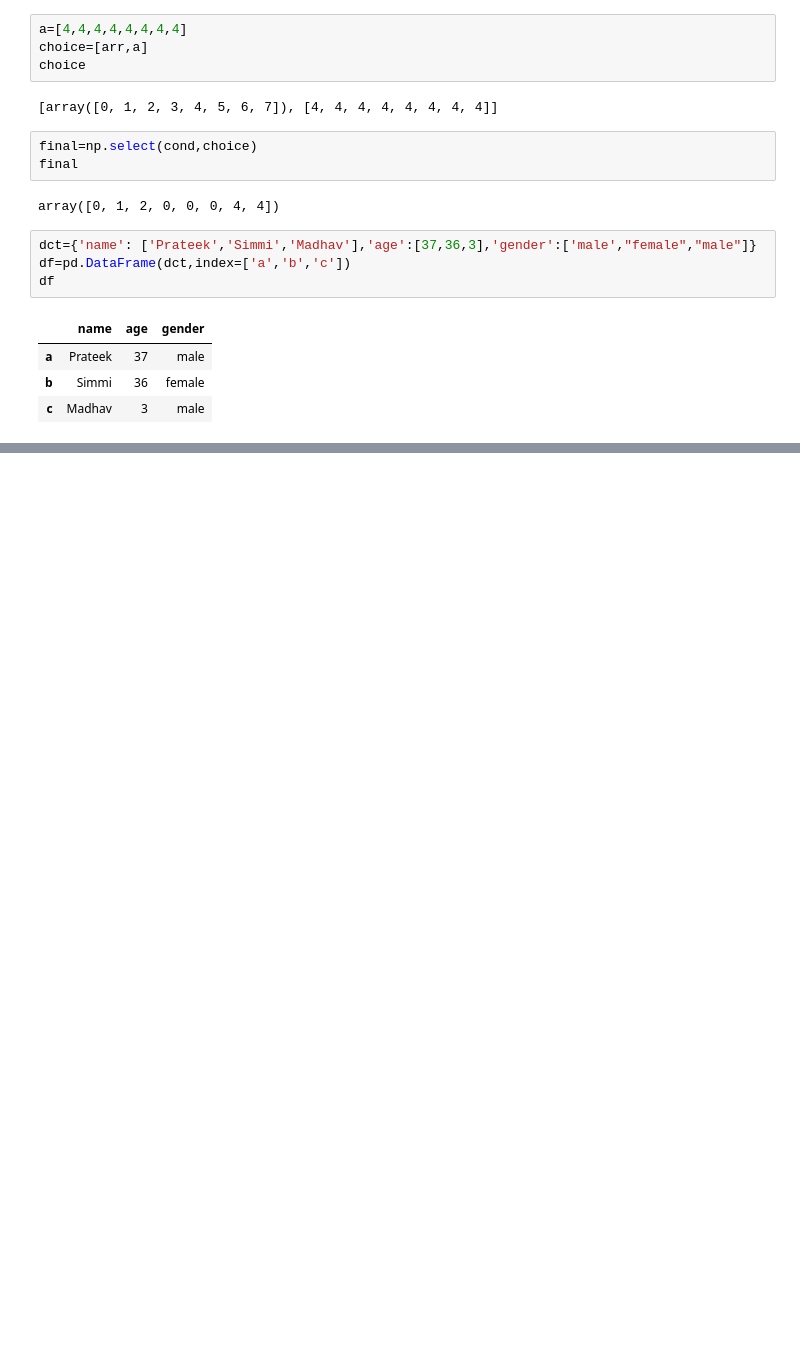
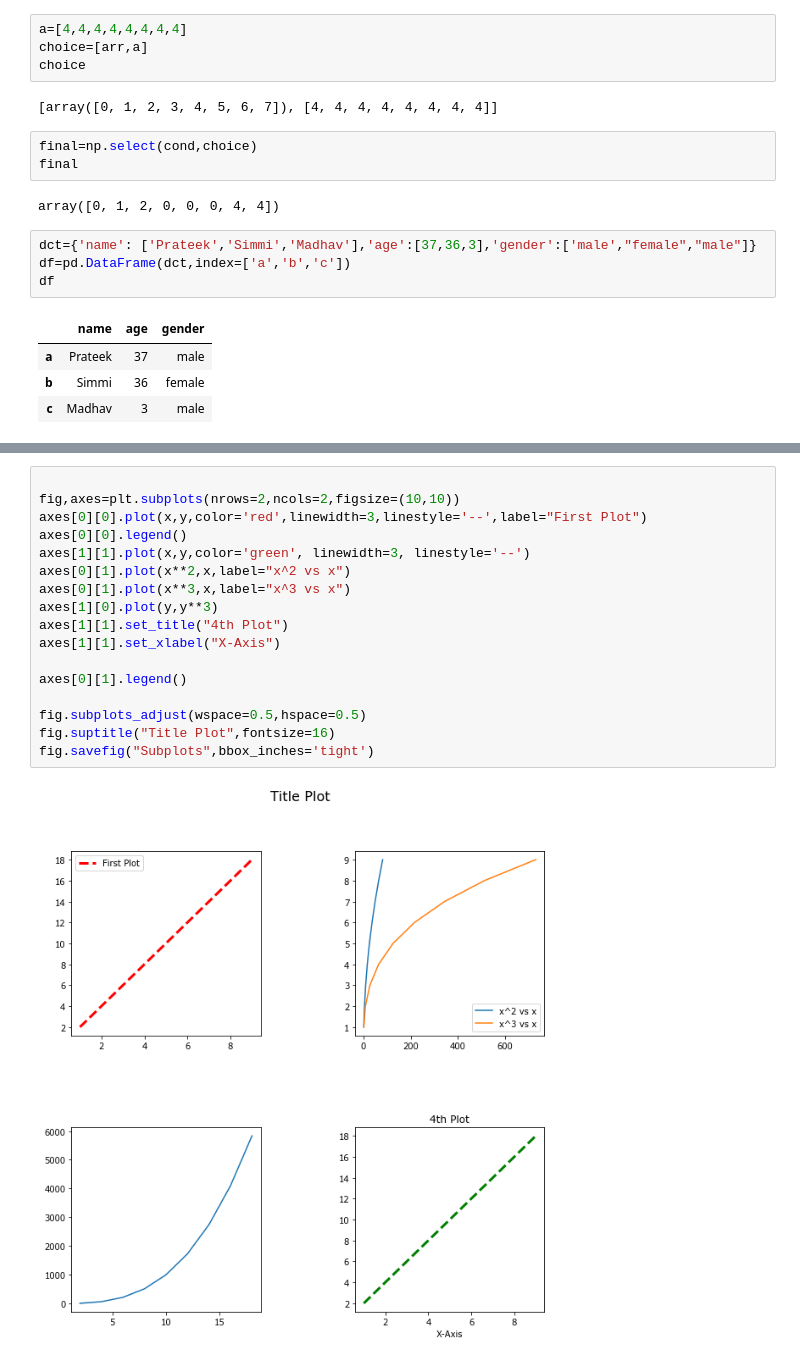
Before and after one commit to prateek1610sharma/datascience, a Jupyter notebook: numpy pandas revise.ipynb, the cells around one changed output, grey strips where cells are left out. Cells and saved outputs as stored; diff of their text form; blank space fills up the shorter version.

```diff
--- a/numpy pandas revise.ipynb
+++ b/numpy pandas revise.ipynb
@@ -690,0 +958,19 @@ numpy
+# %%
+
+fig,axes=plt.subplots(nrows=2,ncols=2,figsize=(10,10))
+axes[0][0].plot(x,y,color='red',linewidth=3,linestyle='--',label="First Plot")
+axes[0][0].legend()
+axes[1][1].plot(x,y,color='green', linewidth=3, linestyle='--')
+axes[0][1].plot(x**2,x,label="x^2 vs x")
+axes[0][1].plot(x**3,x,label="x^3 vs x")
+axes[1][0].plot(y,y**3)
+axes[1][1].set_title("4th Plot")
+axes[1][1].set_xlabel("X-Axis")
+
+axes[0][1].legend()
+
+fig.subplots_adjust(wspace=0.5,hspace=0.5)
+fig.suptitle("Title Plot",fontsize=16)
+fig.savefig("Subplots",bbox_inches='tight')
+# %% [output]
+[figure, added]
```
Also changed, not shown: parts of 90 cells of this notebook, 5 other files.
